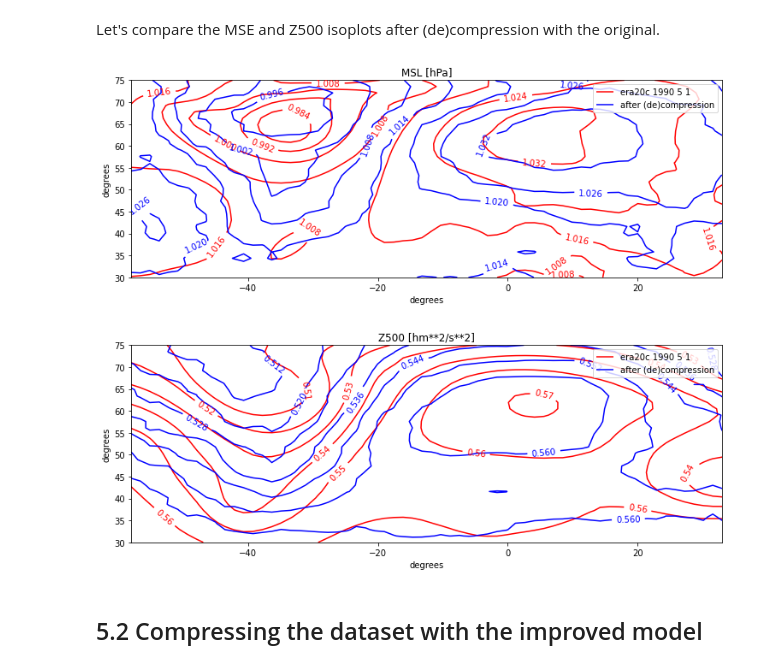
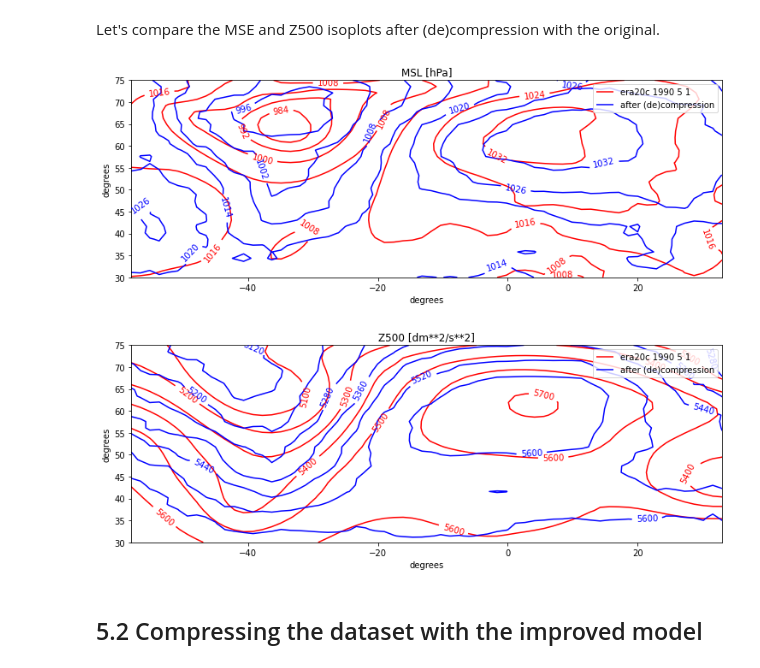
Before and after one commit to gdepaepe/autoencoder, a Jupyter notebook: 5_custom_loss.ipynb, the cells around one changed output. Cells and saved outputs as stored; diff of their text form; code cells hidden in the pictures.

```diff
--- a/5_custom_loss.ipynb
+++ b/5_custom_loss.ipynb
@@ -109,23 +109,23 @@ Let's compare the MSE and Z500 isoplots after (de)compression with the original.
 # %%
 # set date "%Y %-m %-d"
 date = "1990 5 1"
 
 # load data
 autoencoder = load_model("data/autoencoder_weighted.h5",compile=False)
 x = np.load(file)
 dates = np.load("data/dates.npy")
 zone = np.load("data/zone.npy")
 scale = np.load("data/scale.npy")
 date_index = np.where(dates == date)
 x_in = x[date_index]
 
 # compare output with input
 x_out = autoencoder.predict(x_in)
 isoplot(x_in[0,:,:,0],x_out[0,:,:,0],"era20c "+date,"after (de)compression",zone,scale[0])
-isoplot(x_in[0,:,:,1],x_out[0,:,:,1],"era20c "+date,"after (de)compression",zone,scale[1],"Z500 [hm**2/s**2]")
+isoplot(x_in[0,:,:,1],x_out[0,:,:,1],"era20c "+date,"after (de)compression",zone,scale[1]*10,"Z500 [dm**2/s**2]")
 # %% [output]
-[figure, old version]
+[figure, new version]
-[figure, old version]
+[figure, new version]
 # %% [markdown]
 ## 5.2 Compressing the dataset with the improved model
 # %%
```
Also changed, not shown: parts of 6 cells of this notebook.
